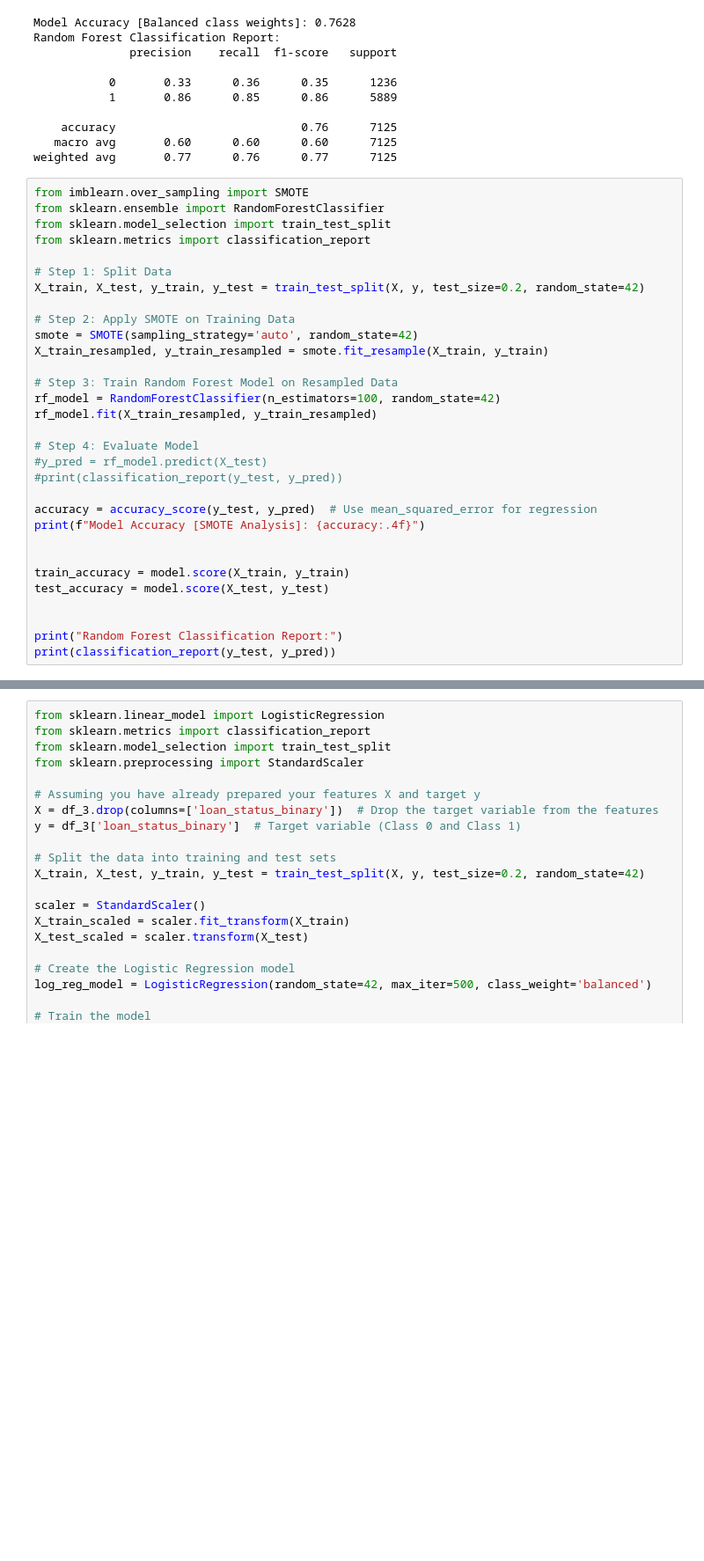
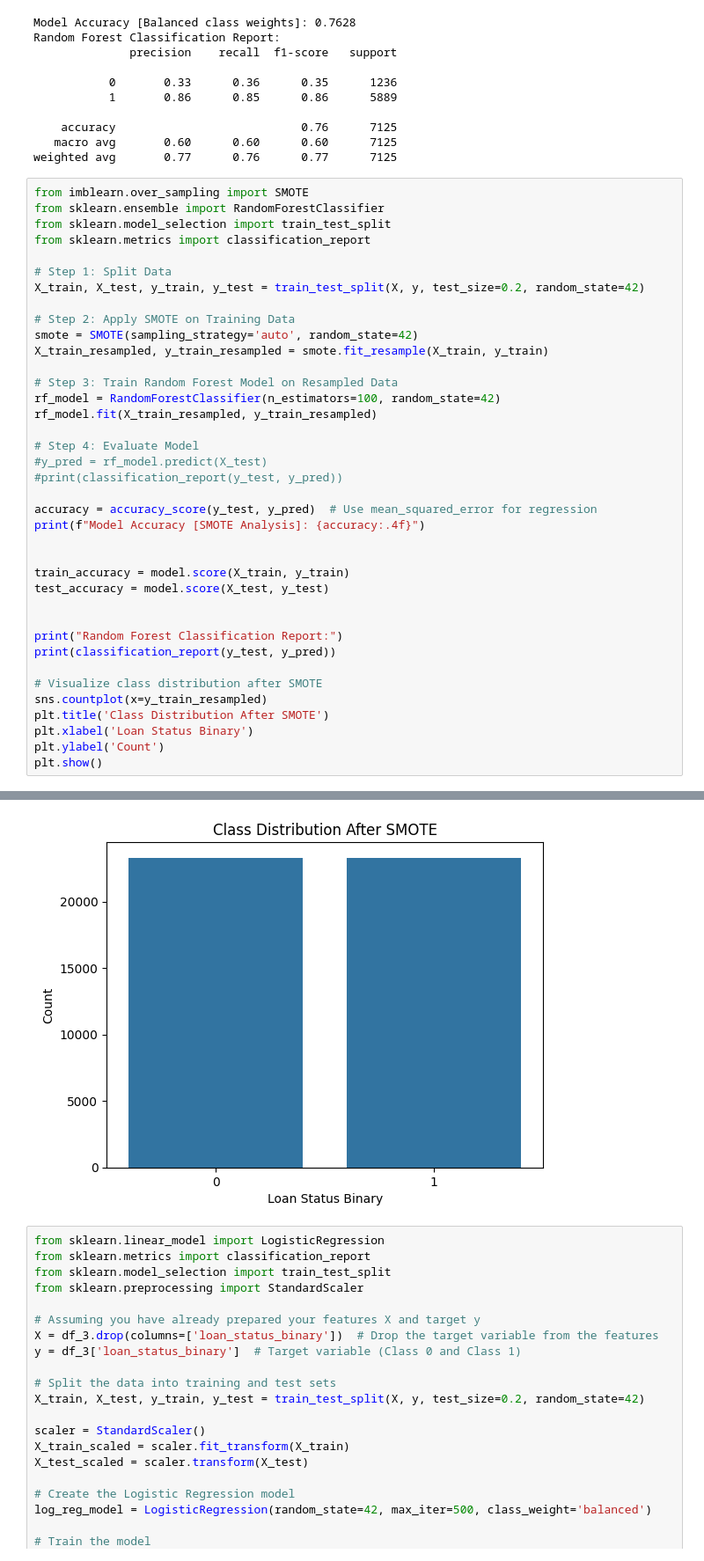
Before and after one commit to Sabha95/DataMining-DataAnalytics-Assig, a Jupyter notebook: Loan_Defaulters_Prediction_till_11_march.ipynb, the cells around one changed output, grey strips where cells are left out. Shown at 88% size. Cells and saved outputs as stored; diff of their text form; blank space fills up the shorter version.

```diff
--- a/Loan_Defaulters_Prediction_till_11_march.ipynb
+++ b/Loan_Defaulters_Prediction_till_11_march.ipynb
@@ -223,33 +227,41 @@ X_train_resampled, y_train_resampled = smote.fit_resample(X_train, y_train)
 
 # Step 3: Train Random Forest Model on Resampled Data
 rf_model = RandomForestClassifier(n_estimators=100, random_state=42)
 rf_model.fit(X_train_resampled, y_train_resampled)
 
 # Step 4: Evaluate Model
 #y_pred = rf_model.predict(X_test)
 #print(classification_report(y_test, y_pred))
 
 accuracy = accuracy_score(y_test, y_pred)  # Use mean_squared_error for regression
 print(f"Model Accuracy [SMOTE Analysis]: {accuracy:.4f}")
 
 
 train_accuracy = model.score(X_train, y_train)
 test_accuracy = model.score(X_test, y_test)
 
 
 print("Random Forest Classification Report:")
 print(classification_report(y_test, y_pred))
+
+# Visualize class distribution after SMOTE
+sns.countplot(x=y_train_resampled)
+plt.title('Class Distribution After SMOTE')
+plt.xlabel('Loan Status Binary')
+plt.ylabel('Count')
+plt.show()
 # %% [output]
 Model Accuracy [SMOTE Analysis]: 0.7628
 Random Forest Classification Report:
               precision    recall  f1-score   support
 
            0       0.33      0.36      0.35      1236
            1       0.86      0.85      0.86      5889
 
     accuracy                           0.76      7125
    macro avg       0.60      0.60      0.60      7125
 weighted avg       0.77      0.76      0.77      7125
+[figure, added]
 # %%
 from sklearn.linear_model import LogisticRegression
 from sklearn.metrics import classification_report
```
Also changed, not shown: parts of 3 cells of this notebook.
